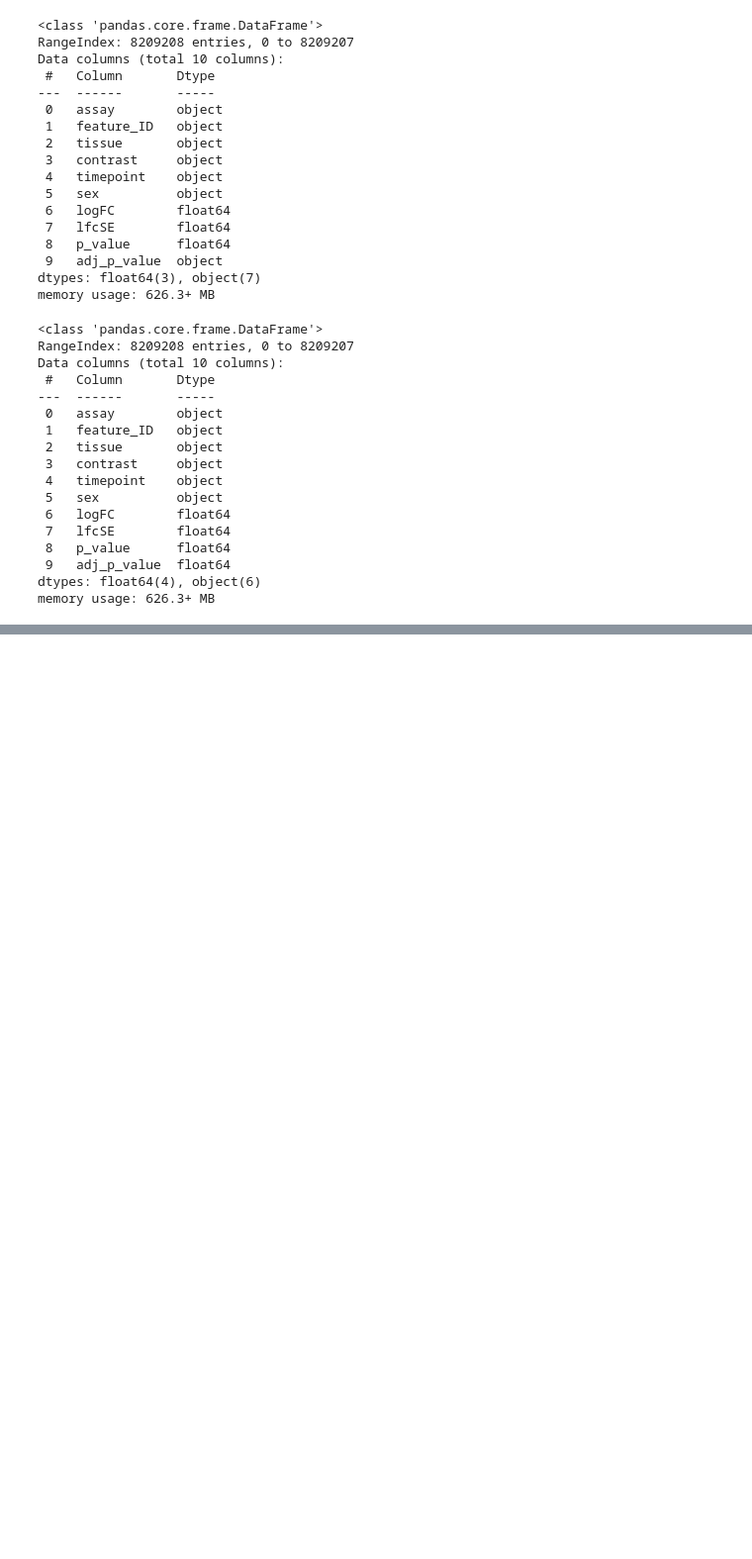
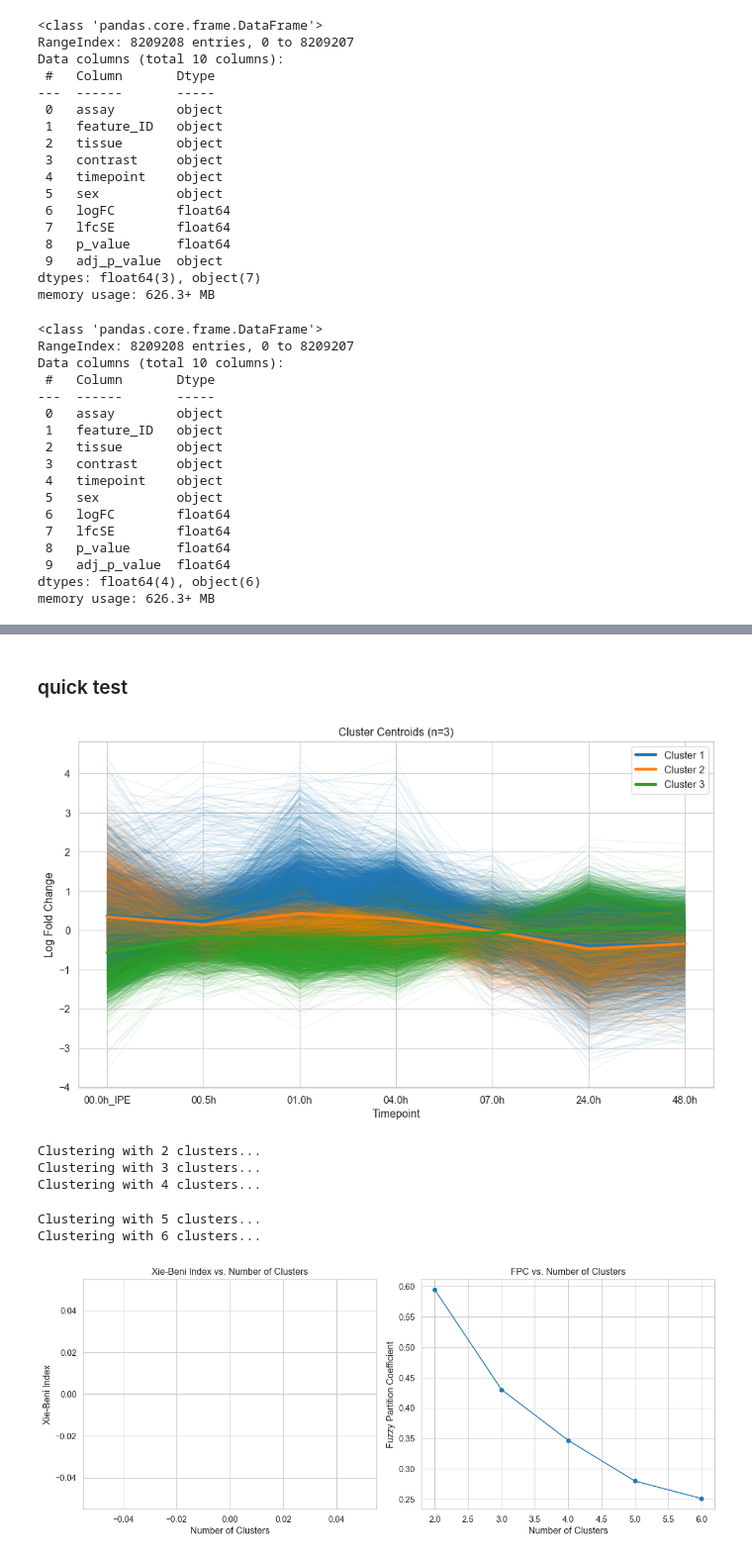
Before and after one commit to cmcginity/motrpac-analytics, a Jupyter notebook: analyses/py/rat/scripts/atac_6m/atac_6m_liver.ipynb, the cells around one changed output, grey strips where cells are left out. Shown at 99% size. Drawn from its saved outputs; the diff is of its cells as text; code cells hidden in the pictures; blank space fills up the shorter version.

```diff
--- a/analyses/py/rat/scripts/atac_6m/atac_6m_liver.ipynb
+++ b/analyses/py/rat/scripts/atac_6m/atac_6m_liver.ipynb
@@ -382,0 +677,17 @@ Scratch
+# %% [markdown]
+### quick test
+# %%
+# Single clustering with 3 clusters
+results = cmeans_clustering(dfmale_sig, n_clusters=3)
+plot_cluster_centroids(results, dfmale_sig)
+
+# Find optimal number of clusters
+optimal = find_optimal_clusters(dfmale_sig)
+# %% [output]
+[figure, added]
+Clustering with 2 clusters...
+Clustering with 3 clusters...
+Clustering with 4 clusters...
+Clustering with 5 clusters...
+Clustering with 6 clusters...
+[figure, added]
```
Also changed, not shown: parts of 26 cells of this notebook.
